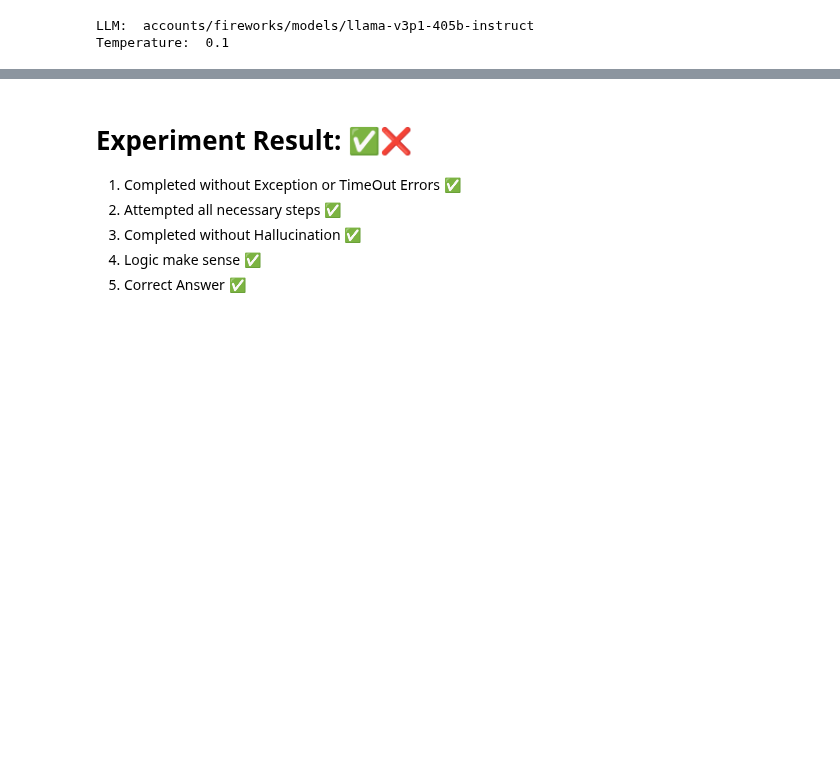
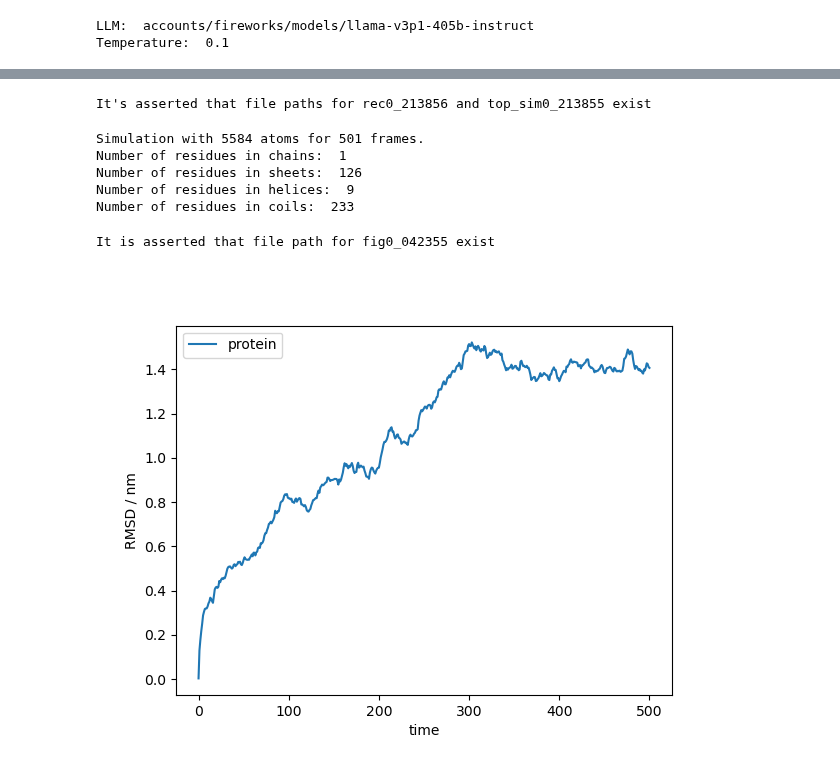
Before and after one commit to ur-whitelab/md-agent, a Jupyter notebook: notebooks/experiments/experiment_k1/llama-v3p1-405b-instruct/exp_12.ipynb, the cells around one changed output, grey strips where cells are left out. Saved outputs shown, nothing was run; the diff lists cells and outputs as text; code cells hidden in the pictures; blank space fills up the shorter version.

Commit message:
updated exps for llama models (more steps & PQA2)

```diff
--- a/notebooks/experiments/experiment_k1/llama-v3p1-405b-instruct/exp_12.ipynb
+++ b/notebooks/experiments/experiment_k1/llama-v3p1-405b-instruct/exp_12.ipynb
@@ -73,11 +83,60 @@ Files found in registry: 1FNF_160919: PDB file downloaded from RSCB
 # %%
 # ensure all files are in path registry
 assert all(n in paths_and_descriptions for n in ['1FNF','sim0', 'top_sim0', 'rec0']), "Not all file ids are present in path registry"
-# %% [markdown]
-# Experiment Result: ✅❌
-
-1. Completed without Exception or TimeOut Errors ✅
-2. Attempted all necessary steps ✅
-3.  Completed without Hallucination ✅
-4. Logic make sense ✅
-5.  Correct Answer ✅
+# %%
+from mdagent import MDAgent
+import re
+import os
+
+registry = MDAgent(ckpt_dir="ckpt_5").path_registry
+paths_and_descriptions = registry.list_path_names_and_descriptions()
+
+
+match = re.search(r"rec0_\d+", paths_and_descriptions)
+traj_id = match.group(0)
+traj_path = registry.get_mapped_path(traj_id)
+match = re.search(r"top_sim0_\d+", paths_and_descriptions)
+top_id = match.group(0)
+top_path = registry.get_mapped_path(top_id)
+assert os.path.exists(traj_path), "Trajectory file doesn't exist"
+assert os.path.exists(top_path), "Topology file doesn't exist"
+assert traj_path != top_path
+assert traj_path.endswith(".dcd")
+assert top_path.endswith(".pdb")
+print(f"It's asserted that file paths for {traj_id} and {top_id} exist")
+# %% [output]
+It's asserted that file paths for rec0_213856 and top_sim0_213855 exist
+# %%
+import mdtraj as md
+traj = md.load(traj_path, top=top_path)
+print(f"Simulation with {traj.n_atoms} atoms for {traj.n_frames} frames.")
+
+#secondary structure
+traj = traj[-1]
+top = traj.topology
+number_of_chains = top.n_chains
+secondary_structure = md.compute_dssp(traj,simplified=True)
+print("Number of residues in chains: ",number_of_chains)
+print("Number of residues in sheets: ",len([i for i in secondary_structure[0] if i == 'E']))
+print("Number of residues in helices: ",len([i for i in secondary_structure[0] if i == 'H']))
+print("Number of residues in coils: ",len([i for i in secondary_structure[0] if i == 'C']))
+# %% [output]
+Simulation with 5584 atoms for 501 frames.
+Number of residues in chains:  1
+Number of residues in sheets:  126
+Number of residues in helices:  9
+Number of residues in coils:  233
+# %%
+matches = re.findall(r"fig0_\d+", paths_and_descriptions)
+fig_id1 = matches[0]
+fig_path_1 = registry.get_mapped_path(fig_id1)
+
+assert os.path.exists(fig_path_1)
+print(f'It is asserted that file path for {fig_id1} exist')
+# %% [output]
+It is asserted that file path for fig0_042355 exist
+# %%
+from IPython.display import Image
+Image(filename=fig_path_1)
+# %% [output]
+[figure, added]
```
Also changed, not shown: parts of 5 cells of this notebook, 7 other files.
